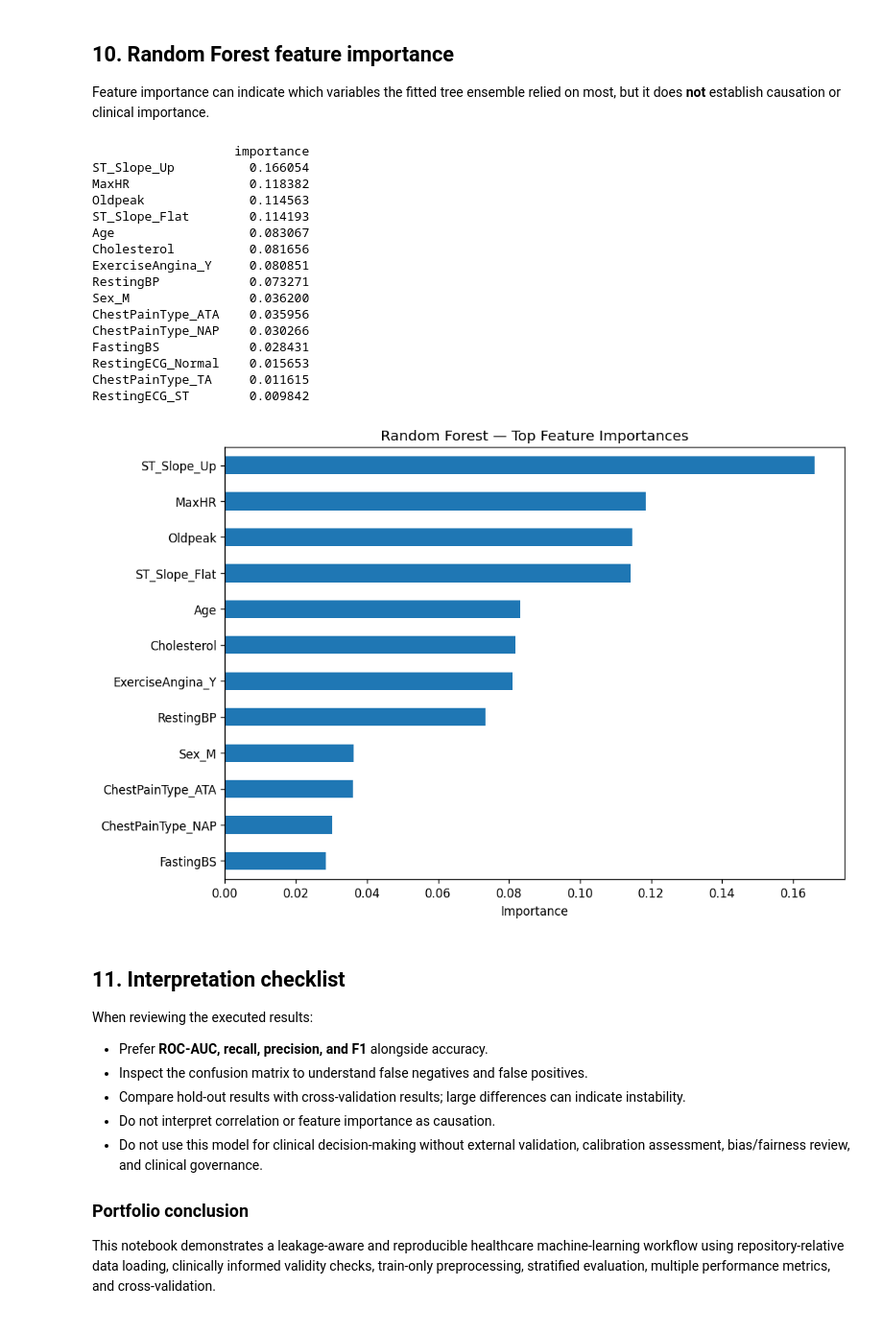
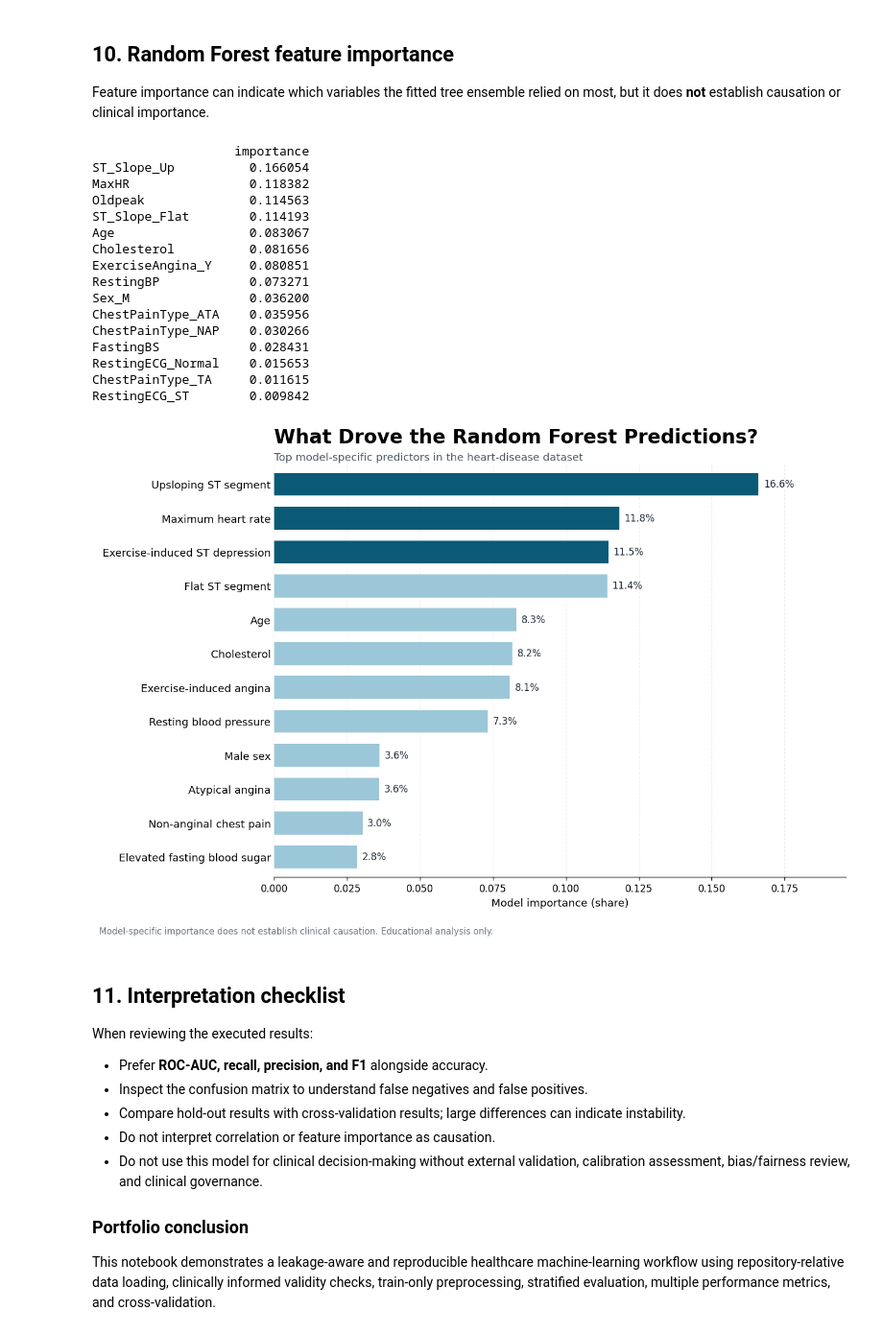
Before and after one commit to natheerne-hub/Heart-Disease-Exploratory-Data-Analysis, a Jupyter notebook: heart_disease_analysis.ipynb, the cells around one changed output. Shown at 96% size. Cells and saved outputs as stored; diff of their text form; code cells hidden in the pictures.

Commit message:
Polish feature importance chart for LinkedIn

```diff
--- a/heart_disease_analysis.ipynb
+++ b/heart_disease_analysis.ipynb
@@ -355,33 +355,58 @@ Random Forest               0.921        0.029
 ## 10. Random Forest feature importance
 
 Feature importance can indicate which variables the fitted tree ensemble relied on most, but it does **not** establish causation or clinical importance.
-# %%
-rf_model = rf_pipeline.named_steps["model"]
-importance = pd.Series(rf_model.feature_importances_, index=X.columns, name="importance").sort_values(ascending=False)
-display(importance.to_frame())
-importance.head(12).sort_values().plot(kind="barh", figsize=(9, 6))
-plt.title("Random Forest — Top Feature Importances")
-plt.xlabel("Importance")
-plt.tight_layout()
-plt.show()
-# %% [output]
-                   importance
-ST_Slope_Up          0.166054
-MaxHR                0.118382
-Oldpeak              0.114563
-ST_Slope_Flat        0.114193
-Age                  0.083067
-Cholesterol          0.081656
-ExerciseAngina_Y     0.080851
-RestingBP            0.073271
-Sex_M                0.036200
-ChestPainType_ATA    0.035956
-ChestPainType_NAP    0.030266
-FastingBS            0.028431
-RestingECG_Normal    0.015653
-ChestPainType_TA     0.011615
-RestingECG_ST        0.009842
-[figure, removed]
+# %%
+rf_model = rf_pipeline.named_steps["model"]
+importance = pd.Series(rf_model.feature_importances_, index=X.columns, name="importance").sort_values(ascending=False)
+display(importance.to_frame())
+
+label_map = {
+    "ST_Slope_Up": "Upsloping ST segment",
+    "ST_Slope_Flat": "Flat ST segment",
+    "MaxHR": "Maximum heart rate",
+    "Oldpeak": "Exercise-induced ST depression",
+    "ExerciseAngina_Y": "Exercise-induced angina",
+    "RestingBP": "Resting blood pressure",
+    "Sex_M": "Male sex",
+    "ChestPainType_ATA": "Atypical angina",
+    "ChestPainType_NAP": "Non-anginal chest pain",
+    "FastingBS": "Elevated fasting blood sugar",
+}
+plot_data = importance.head(12).rename(index=label_map).sort_values()
+colors = ["#9CC7D8"] * max(0, len(plot_data) - 3) + ["#0B5A75"] * min(3, len(plot_data))
+fig, ax = plt.subplots(figsize=(11, 7.5))
+plot_data.plot(kind="barh", ax=ax, color=colors, width=0.68)
+ax.set_title("What Drove the Random Forest Predictions?", loc="left", fontsize=20, fontweight="bold", pad=22)
+ax.text(0, 1.01, "Top model-specific predictors in the heart-disease dataset", transform=ax.transAxes, fontsize=11, color="#4B5563")
+ax.set_xlabel("Model importance (share)", fontsize=11)
+ax.set_ylabel("")
+ax.xaxis.grid(True, linestyle="--", alpha=0.25)
+ax.set_axisbelow(True)
+ax.spines[["top", "right", "left"]].set_visible(False)
+ax.tick_params(axis="y", length=0, labelsize=11)
+ax.set_xlim(0, plot_data.max() * 1.18)
+ax.bar_label(ax.containers[0], labels=[f"{value:.1%}" for value in plot_data], padding=5, fontsize=10, color="#1F2937")
+fig.text(0.01, 0.01, "Model-specific importance does not establish clinical causation. Educational analysis only.", fontsize=9, color="#6B7280")
+plt.tight_layout(rect=(0, 0.04, 1, 1))
+plt.show()
+# %% [output]
+                   importance
+ST_Slope_Up          0.166054
+MaxHR                0.118382
+Oldpeak              0.114563
+ST_Slope_Flat        0.114193
+Age                  0.083067
+Cholesterol          0.081656
+ExerciseAngina_Y     0.080851
+RestingBP            0.073271
+Sex_M                0.036200
+ChestPainType_ATA    0.035956
+ChestPainType_NAP    0.030266
+FastingBS            0.028431
+RestingECG_Normal    0.015653
+ChestPainType_TA     0.011615
+RestingECG_ST        0.009842
+[figure, added]
 # %% [markdown]
 ## 11. Interpretation checklist
 
```
Also changed, not shown: 1 other file.
